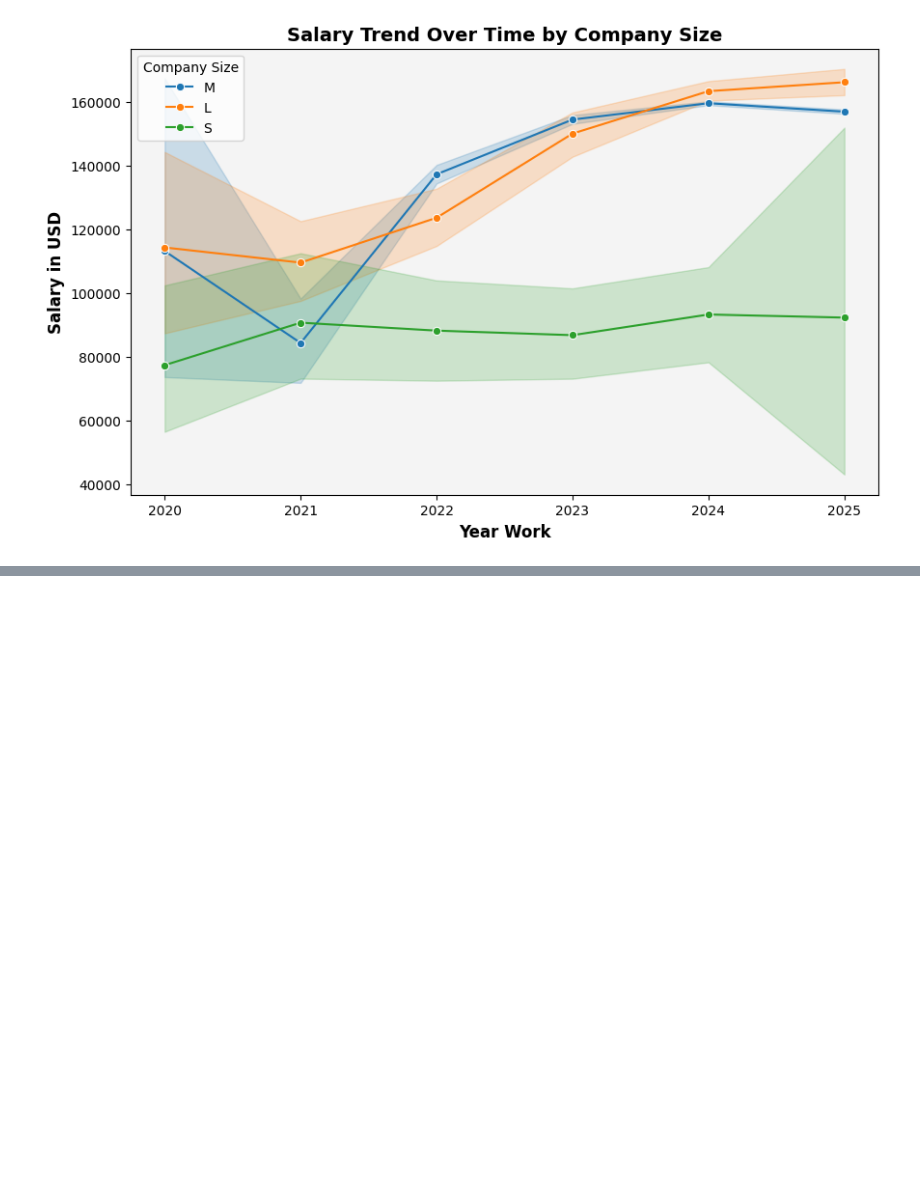
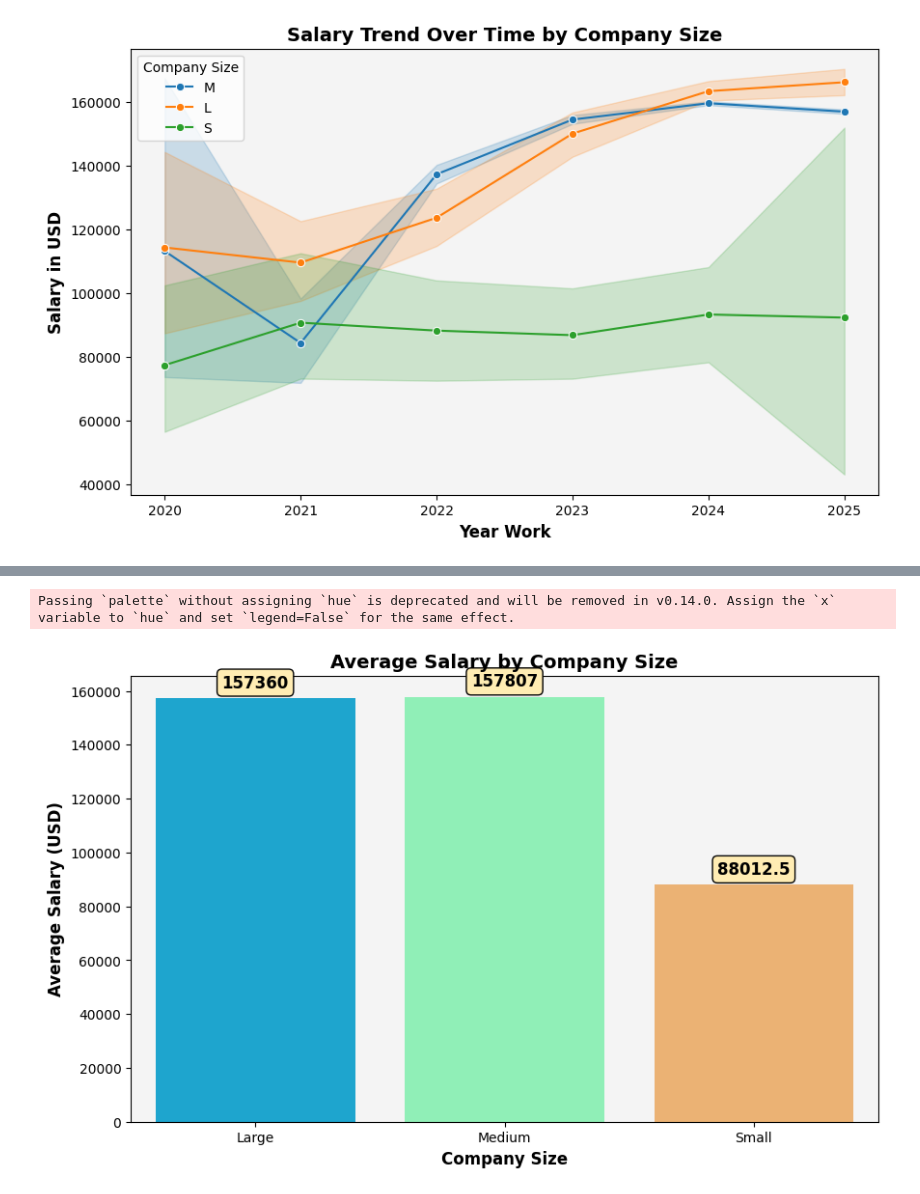
Before and after one commit to TsangCahya/ds-project, a Jupyter notebook: Lidia.ipynb, the cells around one changed output, grey strips where cells are left out. Saved outputs shown, nothing was run; the diff lists cells and outputs as text; code cells hidden in the pictures; blank space fills up the shorter version.

```diff
--- a/Lidia.ipynb
+++ b/Lidia.ipynb
@@ -392,0 +482,37 @@ plt.show()
+# %%
+size_labels = {
+    "S": "Small",
+    "M": "Medium",
+    "L": "Large"
+}
+
+company_size_salary = df.groupby('company_size')['salary_in_usd'].mean()
+company_size_salary.index = company_size_salary.index.map(lambda x: size_labels.get(x, x))
+
+plt.figure(figsize=(10, 6))
+p = sns.barplot(x=company_size_salary.index, y=company_size_salary.values, palette='rainbow')
+
+plt.title('Average Salary by Company Size', fontsize=14, fontweight='bold')
+plt.xlabel('Company Size', fontsize=12, fontweight='bold')
+plt.ylabel('Average Salary (USD)', fontsize=12, fontweight='bold')
+
+for container in p.containers:
+    p.bar_label(
+        container,
+        fontweight='bold',
+        padding=5,
+        fontsize=12,
+        bbox={
+            'boxstyle': 'round',
+            'facecolor': '#FFECB3',
+            'edgecolor': 'black'
+        }
+    )
+
+p.set_facecolor("#f4f4f4")
+p.grid(False)
+
+plt.show()
+# %% [output]
+Passing `palette` without assigning `hue` is deprecated and will be removed in v0.14.0. Assign the `x` variable to `hue` and set `legend=False` for the same effect.
+[figure, added]
```
Also changed, not shown: parts of 3 cells of this notebook.
